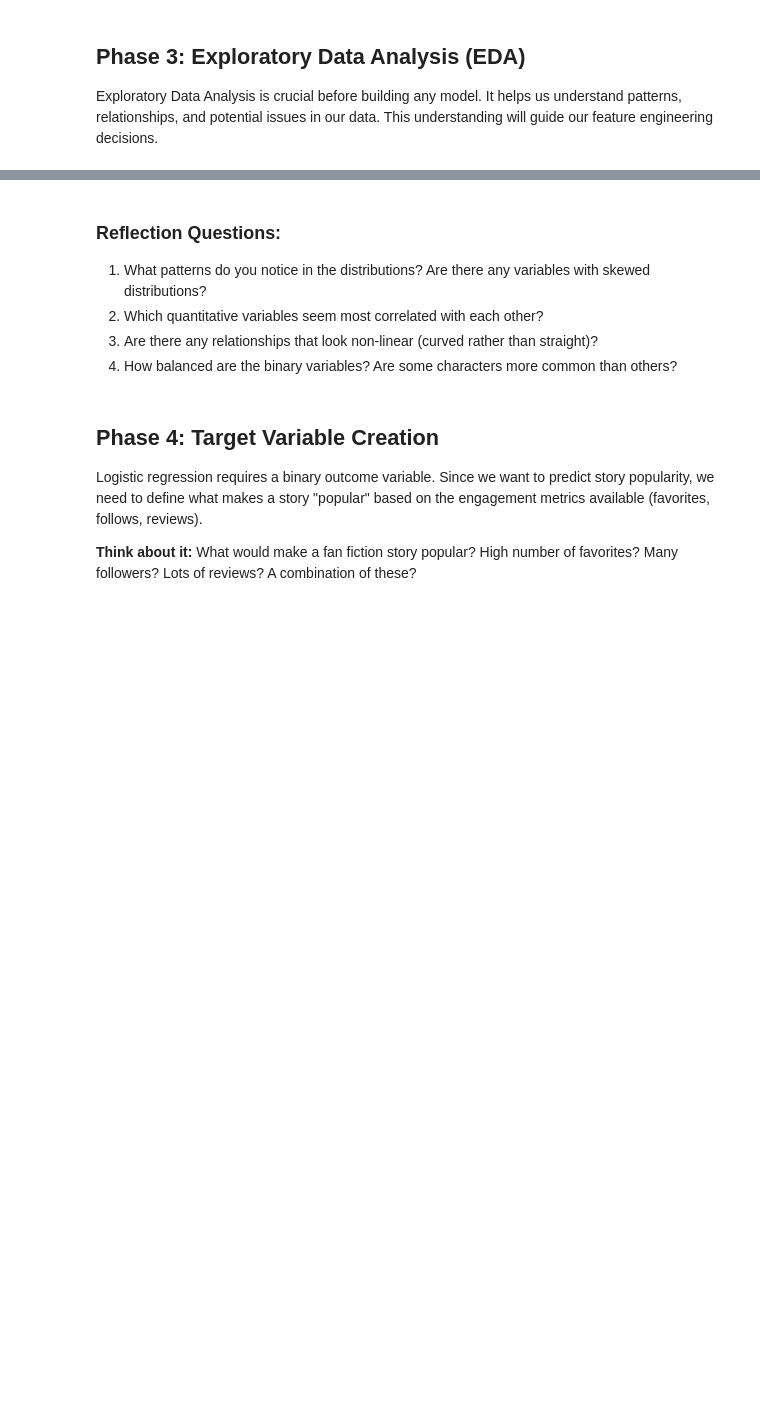
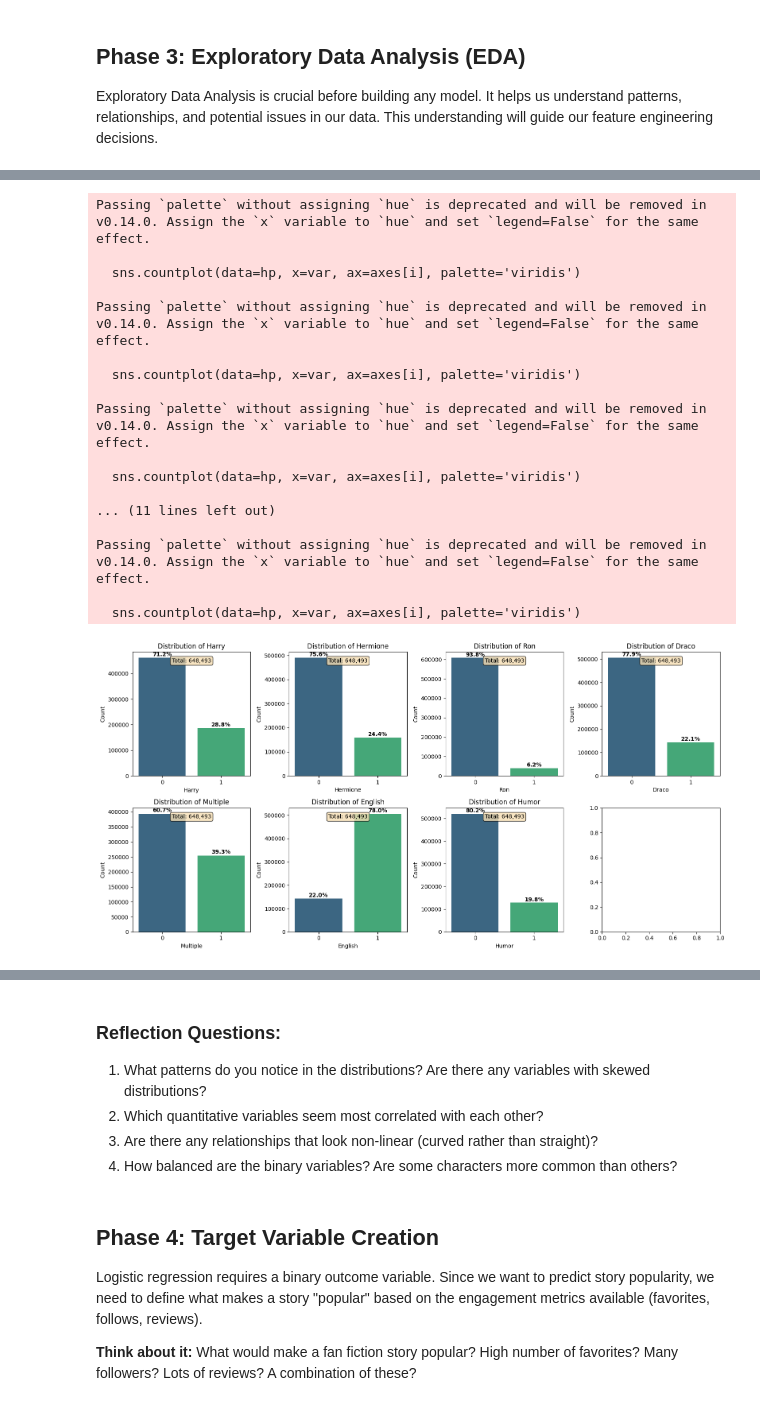
Before and after one commit to Tuminha/Harry-Potter, a Jupyter notebook: notebooks/harry_potter_logistic_regression.ipynb, the cells around one changed output, grey strips where cells are left out. Cells and saved outputs as stored; diff of their text form; code cells hidden in the pictures; blank space fills up the shorter version.

```diff
--- a/notebooks/harry_potter_logistic_regression.ipynb
+++ b/notebooks/harry_potter_logistic_regression.ipynb
@@ -95,0 +277,61 @@ Exploratory Data Analysis is crucial before building any model. It helps us unde
+# %%
+# TODO: Create count plots for binary categorical variables
+# Hint: Use seaborn's countplot() to show the distribution of 0s and 1s
+# Plot for: harry, hermione, multiple, english, humor
+
+# Create binary variables for main characters
+hp['harry'] = hp['characters'].astype(str).str.contains('Harry', case=False, na=False).astype(int)
+hp['hermione'] = hp['characters'].astype(str).str.contains('Hermione', case=False, na=False).astype(int)
+hp['ron'] = hp['characters'].astype(str).str.contains('Ron', case=False, na=False).astype(int)
+hp['draco'] = hp['characters'].astype(str).str.contains('Draco', case=False, na=False).astype(int)
+
+# Create other useful binary variables
+hp['multiple'] = (hp['Chapters'] > 1).astype(int)
+hp['english'] = (hp['language'] == 'English').astype(int)
+hp['humor'] = hp['genre'].astype(str).str.contains('Humor|Comedy', case=False, na=False).astype(int)
+
+# Check what we created
+print("Binary variables created:")
+binary_vars = ['harry', 'hermione', 'ron', 'draco', 'multiple', 'english', 'humor']
+for var in binary_vars:
+    print(f"{var}: {hp[var].sum():,} stories ({hp[var].mean()*100:.1f}%)")
+
+# Count plots for binary variables
+fig, axes = plt.subplots(2, 4, figsize=(16, 8))
+axes = axes.flatten()
+
+for i, var in enumerate(binary_vars):
+    if i < len(axes):
+        # Create count plot
+        sns.countplot(data=hp, x=var, ax=axes[i], palette='viridis')
+        axes[i].set_title(f'Distribution of {var.title()}')
+        axes[i].set_xlabel(var.title())
+        axes[i].set_ylabel('Count')
+
+        # Add percentages on bars
+        total = len(hp)
+        for j, p in enumerate(axes[i].patches):
+            height = p.get_height()
+            percentage = (height/total)*100
+            axes[i].text(p.get_x() + p.get_width()/2., height + total*0.01,
+                        f'{percentage:.1f}%', ha='center', fontweight='bold')
+
+        # Add total count
+        axes[i].text(0.5, 0.95, f'Total: {total:,}', transform=axes[i].transAxes,
+                    ha='center', va='top', bbox=dict(boxstyle='round', facecolor='wheat', alpha=0.8))
+
+plt.tight_layout()
+plt.show()
+
+# Create a summary table
+binary_summary = pd.DataFrame({
+    'Variable': binary_vars,
+    'Count_Yes': [hp[var].sum() for var in binary_vars],
+    'Count_No': [len(hp) - hp[var].sum() for var in binary_vars],
+    'Percentage_Yes': [hp[var].mean()*100 for var in binary_vars],
+    'Percentage_No': [(1-hp[var].mean())*100 for var in binary_vars]
+})
+
+print("Binary Variables Summary:")
+print(binary_summary.round(1))
+# %% [output]
@@ -95,0 +346,18 @@ Exploratory Data Analysis is crucial before building any model. It helps us unde
+Passing `palette` without assigning `hue` is deprecated and will be removed in v0.14.0. Assign the `x` variable to `hue` and set `legend=False` for the same effect.
+
+  sns.countplot(data=hp, x=var, ax=axes[i], palette='viridis')
+
+Passing `palette` without assigning `hue` is deprecated and will be removed in v0.14.0. Assign the `x` variable to `hue` and set `legend=False` for the same effect.
+
+  sns.countplot(data=hp, x=var, ax=axes[i], palette='viridis')
+
+Passing `palette` without assigning `hue` is deprecated and will be removed in v0.14.0. Assign the `x` variable to `hue` and set `legend=False` for the same effect.
+
+  sns.countplot(data=hp, x=var, ax=axes[i], palette='viridis')
+
+... (11 lines left out)
+
+Passing `palette` without assigning `hue` is deprecated and will be removed in v0.14.0. Assign the `x` variable to `hue` and set `legend=False` for the same effect.
+
+  sns.countplot(data=hp, x=var, ax=axes[i], palette='viridis')
+[figure, added]
```
Also changed, not shown: parts of 19 cells of this notebook, 13 other files.
